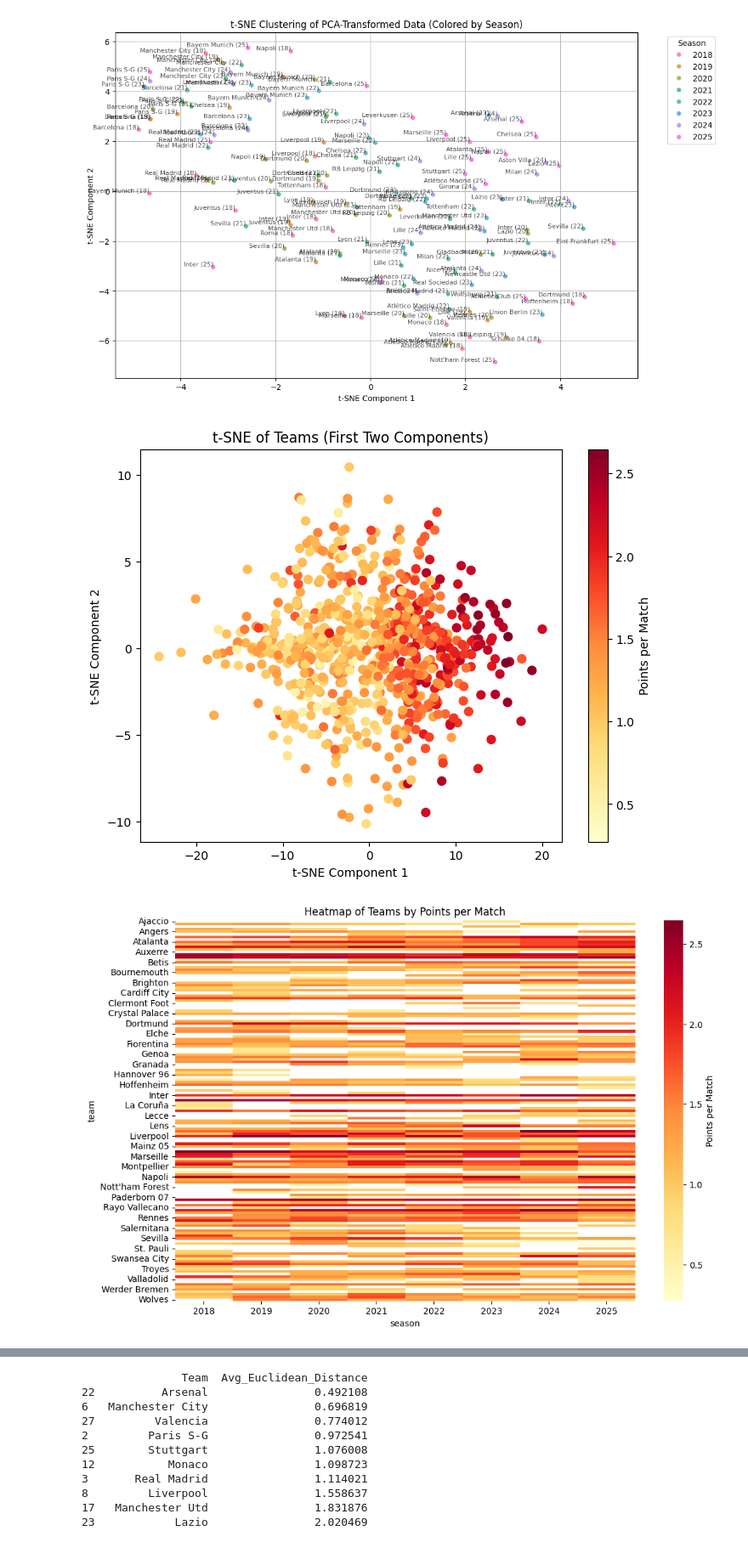
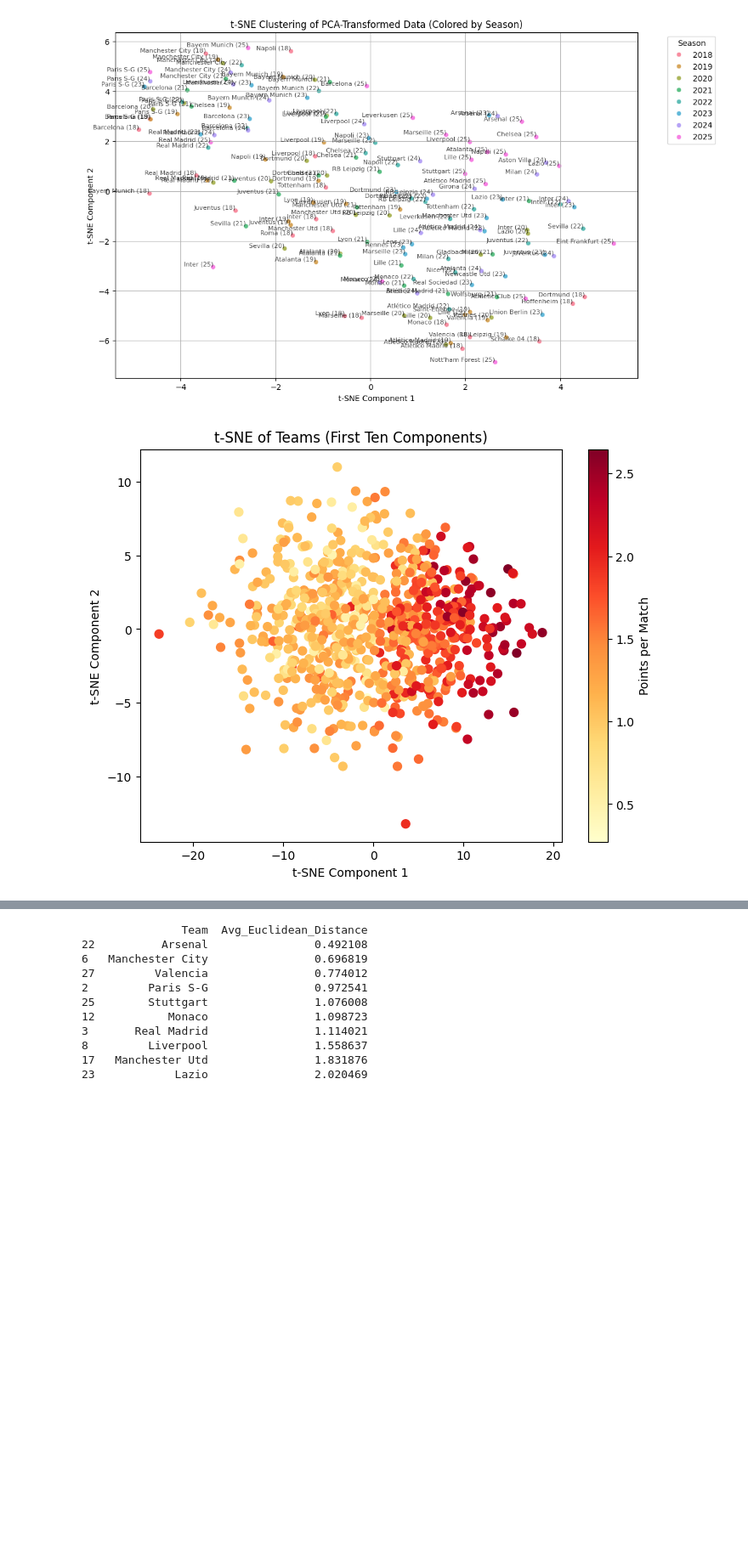
Before and after one commit to Football-Investigations/ThePepEffect, a Jupyter notebook: analysis/ThePepEffect.ipynb, the cells around one changed output, grey strips where cells are left out. Shown at 85% size. Cells and saved outputs as stored; diff of their text form; code cells hidden in the pictures; blank space fills up the shorter version.

```diff
--- a/analysis/ThePepEffect.ipynb
+++ b/analysis/ThePepEffect.ipynb
@@ -591,39 +270,31 @@ from sklearn.manifold import TSNE
 
 # Assuming 'pca' and 'df_filtered' are already defined in previous code blocks
 # and 'points_per_match' is a column in your dataset
 
 # Step 1: Prepare Data for t-SNE (exclude "team", "season", "points_per_match", "league")
 teams_data_all = df_filtered.drop(columns=["team", "season", "points_per_match", "league"], errors="ignore")
 teams_data_all = teams_data_all.select_dtypes(include=[np.number])  # Keep only numerical columns
 teams_data_all = teams_data_all.set_index(df_filtered["team"])  # Keep "team" as index
 
 # Step 2: Standardize Data Before t-SNE
 teams_scaled_all = scaler.transform(teams_data_all)
 
 # Step 3: Perform t-SNE with the 'exact' method
 tsne = TSNE(n_components=10, method='exact', random_state=42)
 tsne_result = tsne.fit_transform(teams_scaled_all)
 
 # Step 4: Create a DataFrame for t-SNE Results, keeping "team" and "points_per_match"
 tsne_columns = [f"t-SNE{i+1}" for i in range(10)]
 tsne_df = pd.DataFrame(tsne_result, index=teams_data_all.index, columns=tsne_columns)
 tsne_df["points_per_match"] = df_filtered.set_index("team")["points_per_match"]  # Re-add "points_per_match" for coloring
 
 # Step 5: Plot t-SNE (first two components)
 plt.figure(figsize=(8, 6))
 plt.scatter(tsne_df["t-SNE1"], tsne_df["t-SNE2"], c=tsne_df["points_per_match"], cmap='YlOrRd', s=50)
 plt.colorbar(label='Points per Match')
 plt.title('t-SNE of Teams (First Ten Components)')
 plt.xlabel('t-SNE Component 1')
 plt.ylabel('t-SNE Component 2')
 plt.show()
-
-# Step 6: Create a heatmap
-heatmap_data = df_filtered.pivot(index='team', columns='season', values='points_per_match')
-plt.figure(figsize=(12, 8))
-sns.heatmap(heatmap_data, cmap='YlOrRd', cbar_kws={'label': 'Points per Match'})
-plt.title('Heatmap of Teams by Points per Match')
-plt.show()
 # %% [output]
-[figure, old version]
+[figure, new version]
-[figure, removed]
```
Also changed, not shown: parts of 17 cells of this notebook.
